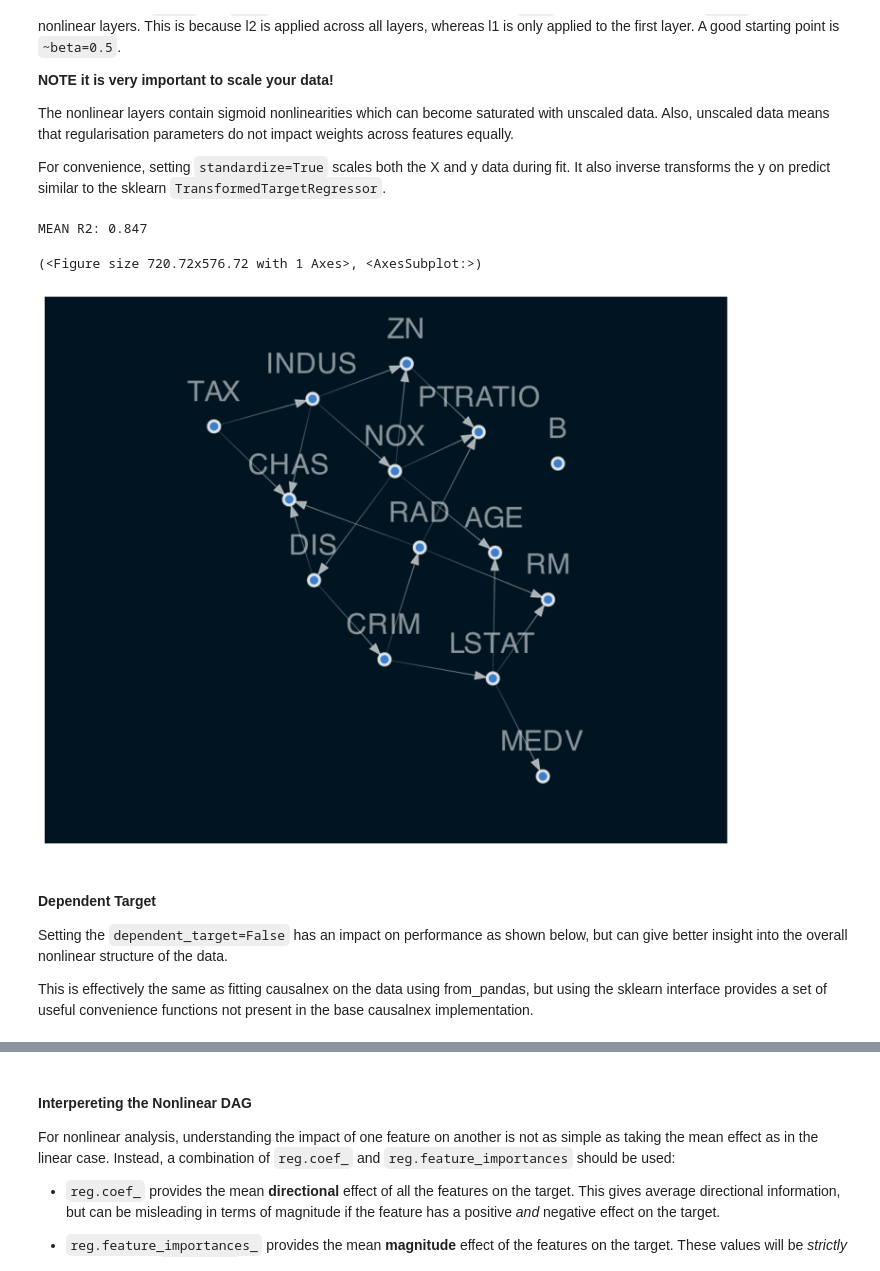
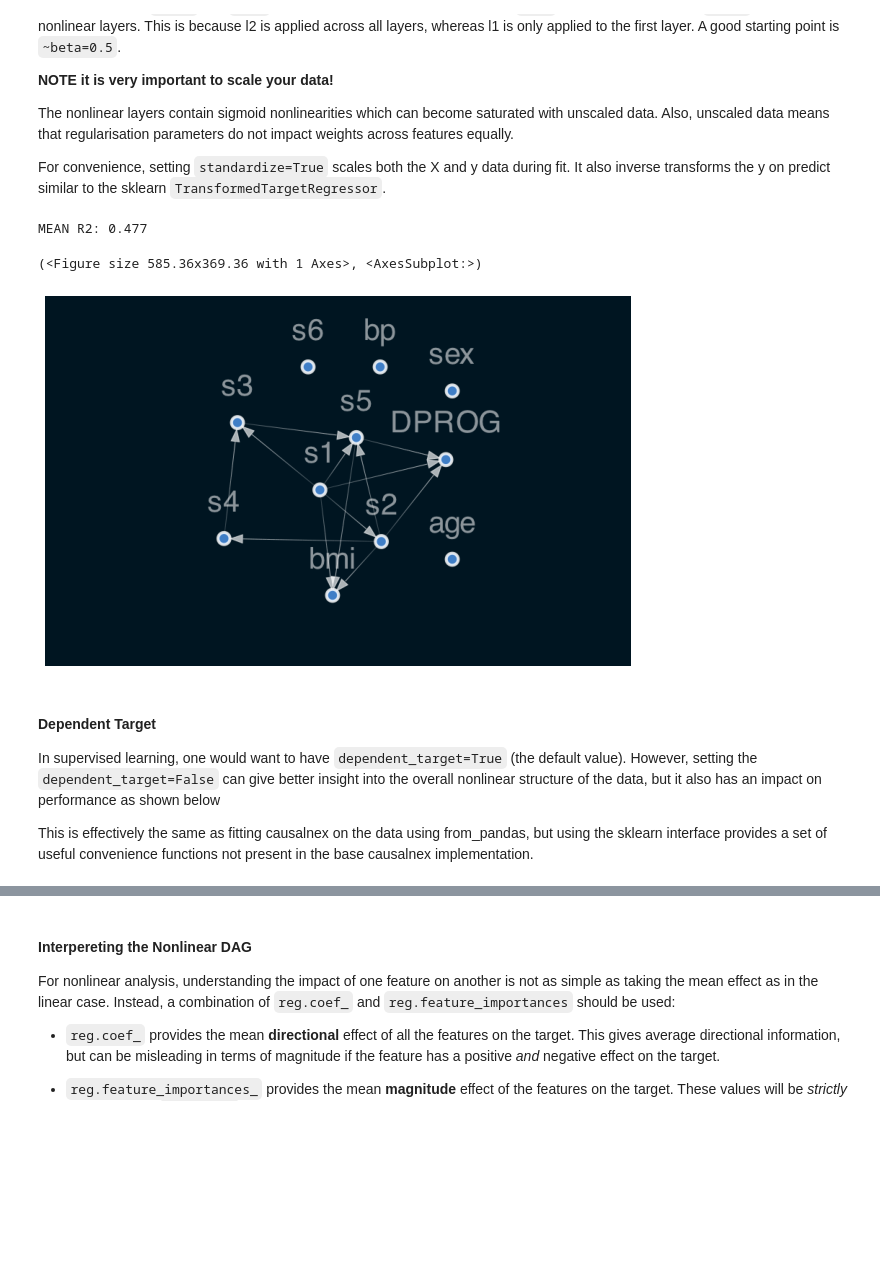
Before and after one commit to mckinsey/causalnex, a Jupyter notebook: docs/source/03_tutorial/sklearn_tutorial.ipynb, the cells around one changed output, grey strips where cells are left out. Saved outputs shown, nothing was run; the diff lists cells and outputs as text; code cells hidden in the pictures; blank space fills up the shorter version.

```diff
--- a/docs/source/03_tutorial/sklearn_tutorial.ipynb
+++ b/docs/source/03_tutorial/sklearn_tutorial.ipynb
@@ -164,38 +235,40 @@ The nonlinear layers contain sigmoid nonlinearities which can become saturated w
 
 For convenience, setting `standardize=True` scales both the X and y data during fit. It also inverse transforms the y on predict similar to the sklearn `TransformedTargetRegressor`.
 # %%
-from sklearn.datasets import load_boston
-data = load_boston()
+from sklearn.datasets import load_diabetes
+import torch
+torch.manual_seed(42)
+data = load_diabetes()
 X, y = data.data, data.target
 names = data["feature_names"]
 
 from causalnex.structure import DAGRegressor
 reg = DAGRegressor(
     threshold=0.0,
-    alpha=0.1,
-    beta=0.9,
-    hidden_layer_units=[5],
+    alpha=0.0001,
+    beta=0.2,
+    hidden_layer_units=[2],
     standardize=True,
     enforce_dag=True,
 )
 
 from sklearn.model_selection import cross_val_score
 from sklearn.model_selection import KFold
 scores = cross_val_score(reg, X, y, cv=KFold(shuffle=True, random_state=42))
 print(f'MEAN R2: {np.mean(scores).mean():.3f}')
 
 X = pd.DataFrame(X, columns=names)
-y = pd.Series(y, name="MEDV")
+y = pd.Series(y, name="DPROG")
 reg.fit(X, y)
 reg.plot_dag(enforce_dag=True)
 # %% [output]
-MEAN R2: 0.847
+MEAN R2: 0.477
-(<Figure size 720.72x576.72 with 1 Axes>, <AxesSubplot:>)
+(<Figure size 585.36x369.36 with 1 Axes>, <AxesSubplot:>)
-[figure, old version]
+[figure, new version]
 # %% [markdown]
 #### Dependent Target
 
-Setting the `dependent_target=False` has an impact on performance as shown below, but can give better insight into the overall nonlinear structure of the data.
+In supervised learning, one would want to have `dependent_target=True` (the default value). However, setting the `dependent_target=False` can give better insight into the overall nonlinear structure of the data, but it also has an impact on performance as shown below
 
 This is effectively the same as fitting causalnex on the data using from_pandas, but using the sklearn interface provides a set of useful convenience functions not present in the base causalnex implementation.
 # %%
```
Also changed, not shown: parts of 21 cells of this notebook, 1 other file.
